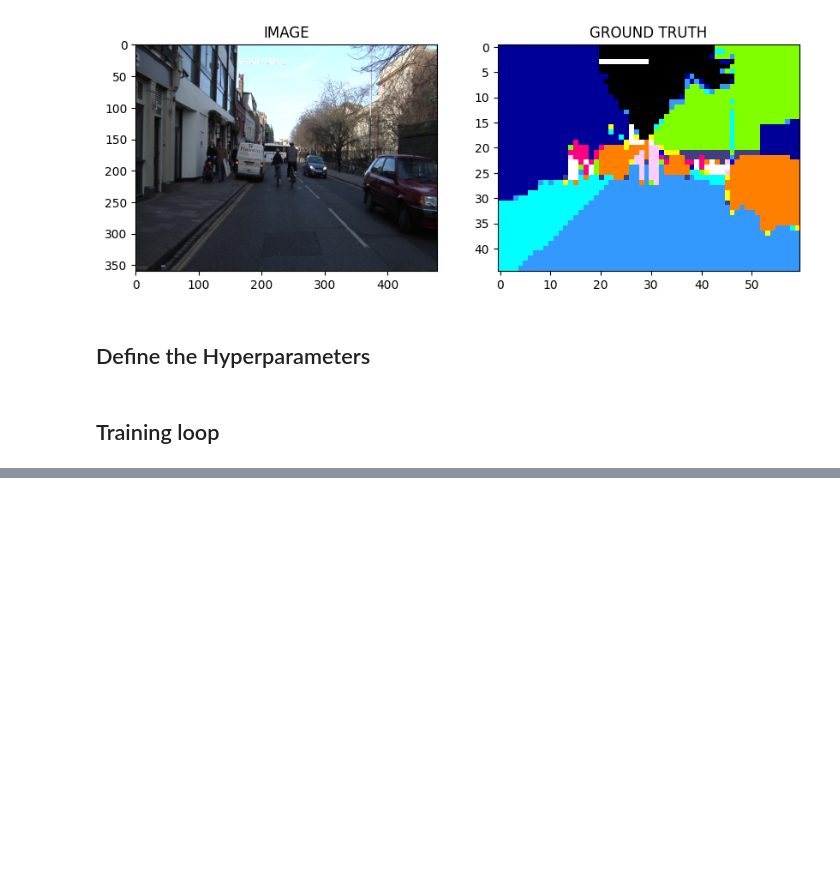
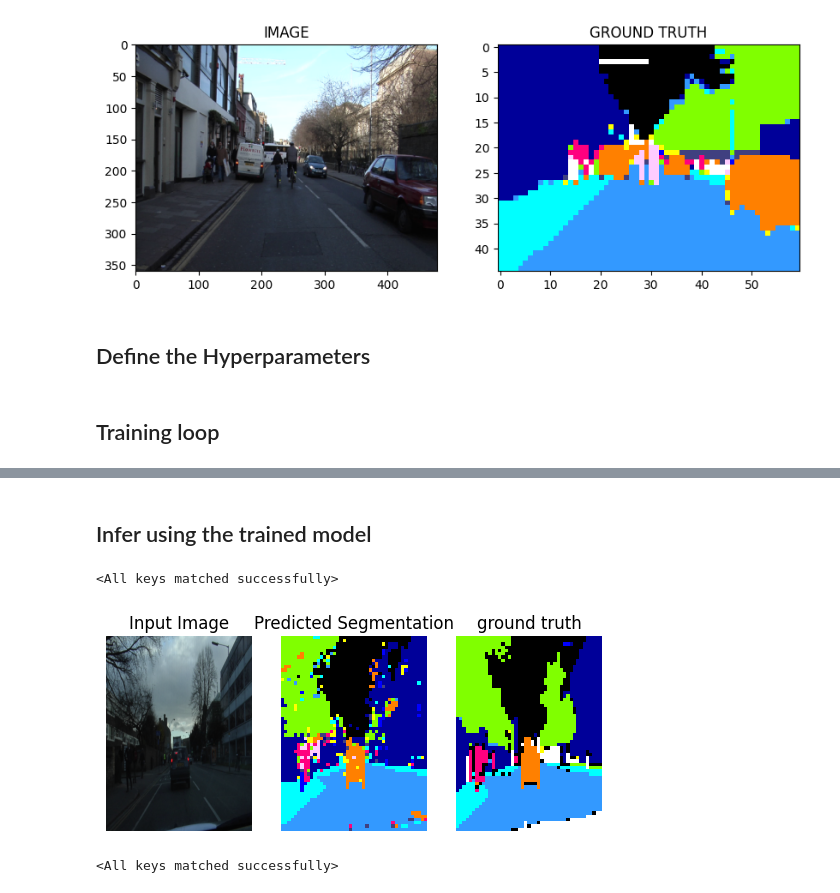
Before and after one commit to DayaAlex/ENet-Road-segmentation, a Jupyter notebook: enet-camvid-encoder-training.ipynb, the cells around one changed output, grey strips where cells are left out. Cells and saved outputs as stored; diff of their text form; code cells hidden in the pictures; blank space fills up the shorter version.

```diff
--- a/enet-camvid-encoder-training.ipynb
+++ b/enet-camvid-encoder-training.ipynb
@@ -1071,0 +1085,2 @@ NameError: name 'Augmentation' is not defined
+# %% [markdown]
+## Infer using the trained model
@@ -1071,0 +1105,52 @@ NameError: name 'Augmentation' is not defined
+# %%
+checkpoint = torch.load('/kaggle/working/encoder camvid 1199th epoch, indices with state_dic.pth')
+enc = ENet_encoder(12)
+enc = enc.to(device)
+state_dict = checkpoint['state_dict']
+enc.load_state_dict(state_dict)
+# %% [output]
+<All keys matched successfully>
+# %%
+h = 360
+w = 480
+
+image_path = '/kaggle/input/camvid-seg-12/CamVid/test/0001TP_008730.png'
+# Assuming the dataset is camvid
+
+tmg_ = plt.imread(image_path)
+tmg_ = cv2.resize(tmg_, (h, w), cv2.INTER_NEAREST)
+tmg = torch.tensor(tmg_).unsqueeze(0).float()
+tmg = tmg.transpose(2, 3).transpose(1, 2)
+tmg = tmg.to(device)
+
+with torch.no_grad():
+    out1, id1, id2 = enc(tmg.float())
+    out1 = out1.squeeze(0)
+b_ = out1.data.max(0)[1].cpu().numpy()
+
+decoded_segmap = decode_segmap(b_)
+
+gt_path = image_path.replace('test','testannot')
+gt = plt.imread(gt_path)
+gt = cv2.resize(gt, (h//8, w//8), cv2.INTER_NEAREST)
+gt = decode_segmap(gt*255)
+
+images = {
+ 0 : ['Input Image', tmg_],
+ 1 : ['Predicted Segmentation', decoded_segmap],
+ 2 : ['ground truth', gt]
+}
+
+plt.title('cross_entropy_multi-class_1200_epochs')
+
+show_images(images)
+# %% [output]
+[figure, added]
+# %%
+checkpoint = torch.load('/kaggle/working/encoder camvid 24th epoch, indices with state_dic.pth')
+enc = ENet_encoder(12)
+enc = enc.to(device)
+state_dict = checkpoint['state_dict']
+enc.load_state_dict(state_dict)
+# %% [output]
+<All keys matched successfully>
```
Also changed, not shown: parts of 16 cells of this notebook.
